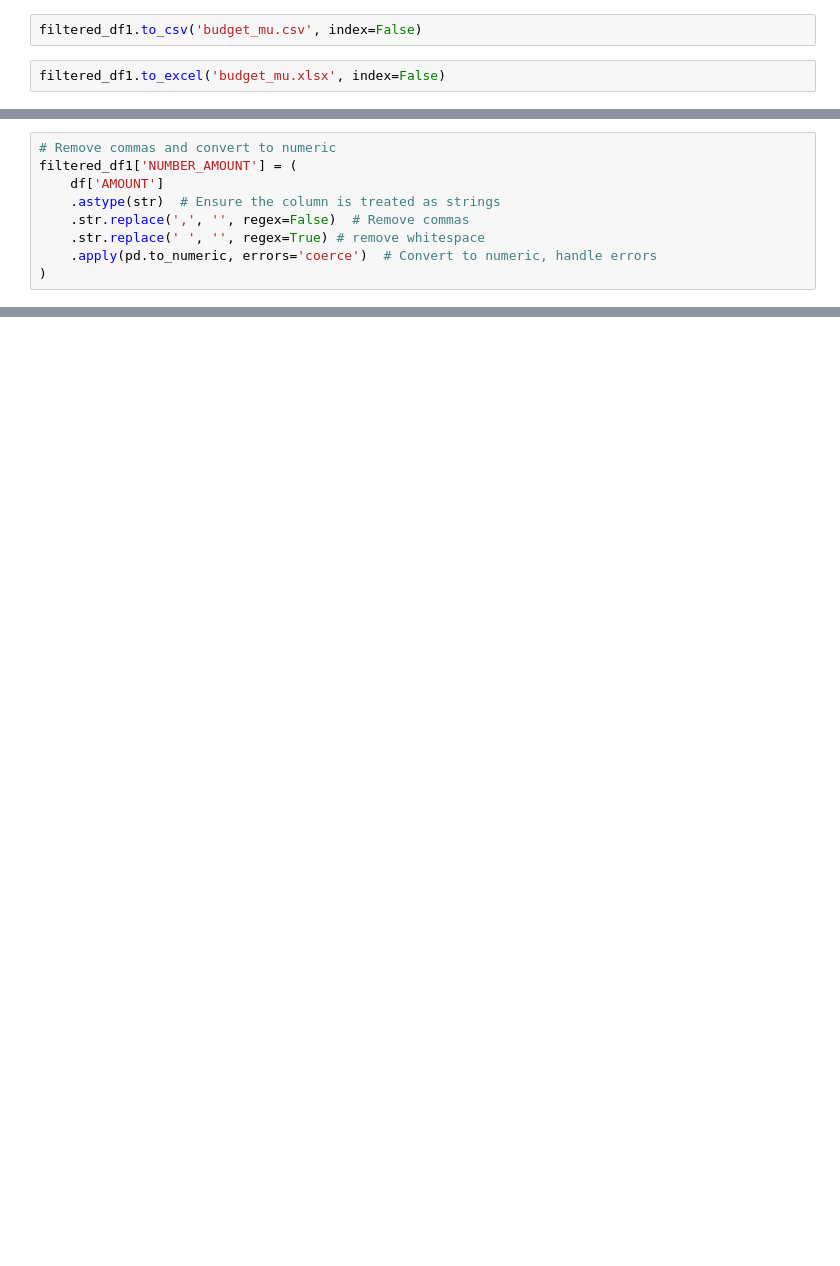
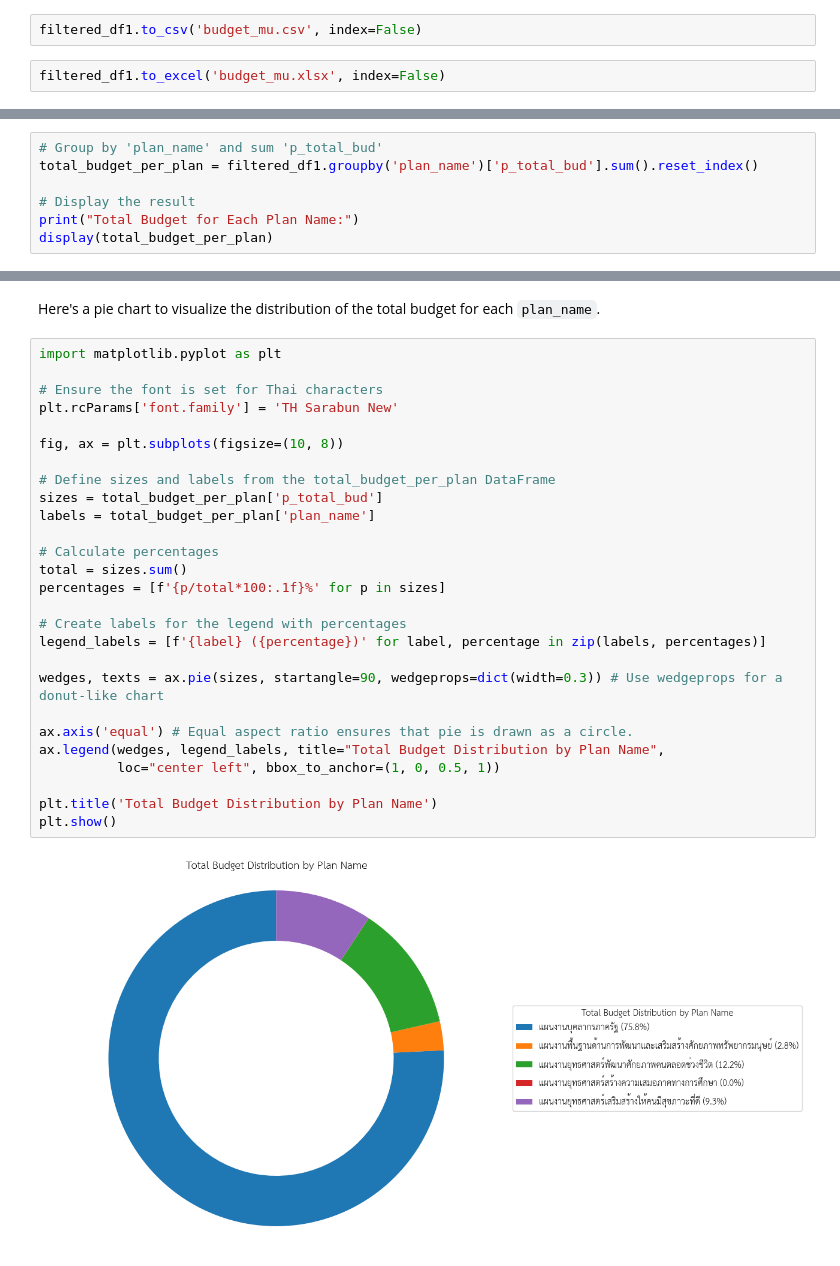
Before and after one commit to tlerksuthirat/lab_management, a Jupyter notebook: budget_2570.ipynb, the cells around one changed output, grey strips where cells are left out. Drawn from its saved outputs; the diff is of its cells as text; blank space fills up the shorter version.

```diff
--- a/budget_2570.ipynb
+++ b/budget_2570.ipynb
@@ -188,9 +142,0 @@ print(unique_item)
-# %%
-# Remove commas and convert to numeric
-filtered_df1['NUMBER_AMOUNT'] = (
-    df['AMOUNT']
-    .astype(str)  # Ensure the column is treated as strings
-    .str.replace(',', '', regex=False)  # Remove commas
-    .str.replace(' ', '', regex=True) # remove whitespace
-    .apply(pd.to_numeric, errors='coerce')  # Convert to numeric, handle errors
-)
@@ -384,0 +198,7 @@ array(['กล้องจุลทรรศน์ชนิดสเตอริ
+# %%
+# Group by 'plan_name' and sum 'p_total_bud'
+total_budget_per_plan = filtered_df1.groupby('plan_name')['p_total_bud'].sum().reset_index()
+
+# Display the result
+print("Total Budget for Each Plan Name:")
+display(total_budget_per_plan)
@@ -384,0 +213,31 @@ array(['กล้องจุลทรรศน์ชนิดสเตอริ
+# %% [markdown]
+Here's a pie chart to visualize the distribution of the total budget for each `plan_name`.
+# %%
+import matplotlib.pyplot as plt
+
+# Ensure the font is set for Thai characters
+plt.rcParams['font.family'] = 'TH Sarabun New'
+
+fig, ax = plt.subplots(figsize=(10, 8))
+
+# Define sizes and labels from the total_budget_per_plan DataFrame
+sizes = total_budget_per_plan['p_total_bud']
+labels = total_budget_per_plan['plan_name']
+
+# Calculate percentages
+total = sizes.sum()
+percentages = [f'{p/total*100:.1f}%' for p in sizes]
+
+# Create labels for the legend with percentages
+legend_labels = [f'{label} ({percentage})' for label, percentage in zip(labels, percentages)]
+
+wedges, texts = ax.pie(sizes, startangle=90, wedgeprops=dict(width=0.3)) # Use wedgeprops for a donut-like chart
+
+ax.axis('equal') # Equal aspect ratio ensures that pie is drawn as a circle.
+ax.legend(wedges, legend_labels, title="Total Budget Distribution by Plan Name",
+          loc="center left", bbox_to_anchor=(1, 0, 0.5, 1))
+
+plt.title('Total Budget Distribution by Plan Name')
+plt.show()
+# %% [output]
+[figure, added]
```
Also changed, not shown: parts of 52 cells of this notebook.
